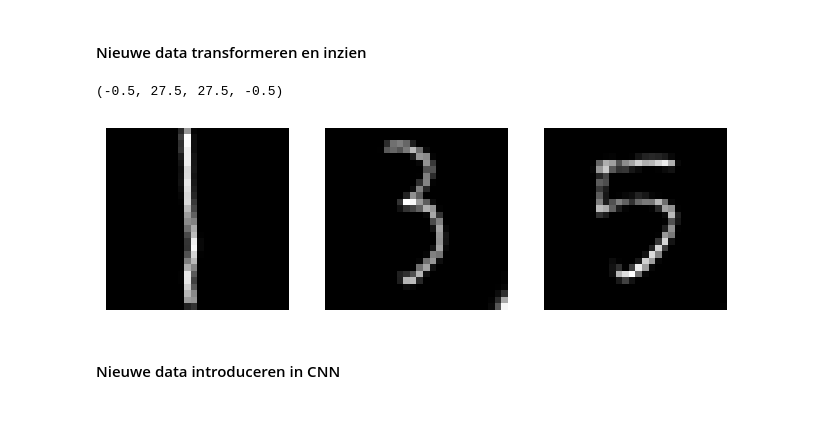
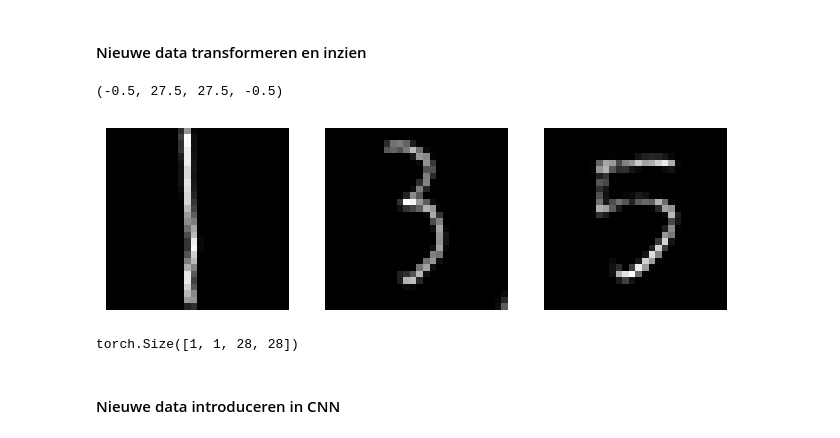
Before and after one commit to Boris2004/Neuraal_Netwerk_Project, a Jupyter notebook: CNN_model.ipynb, the cells around one changed output. Drawn from its saved outputs; the diff is of its cells as text; code cells hidden in the pictures.

```diff
--- a/CNN_model.ipynb
+++ b/CNN_model.ipynb
@@ -175,40 +179,41 @@ Nummer3 =  Image.open("Afbeeldingen/Nummer3.jpg").convert("L")
 Nummer5 =  Image.open("Afbeeldingen/Nummer5.jpg").convert("L")
 
 transform = transforms.Compose([
     transforms.Grayscale(num_output_channels=1),
     transforms.RandomInvert(p=1),
+    transforms.ColorJitter(contrast=2),
+    transforms.GaussianBlur(3, sigma=(1.5, 1.5)),
     transforms.Resize((28, 28)),
     transforms.ToTensor(),
-    transforms.Normalize((0.1307,), (0.3081))
+    transforms.Normalize((0.1307,), (0.3081,))
 ])
 
 def afbeelding_transformeren(afbeelding):
     #Afbeelding binariseren
     afbeelding = np.array(afbeelding)
-    afbeelding = (afbeelding > 90) * 255
+    afbeelding = (afbeelding > 88) * 255
     afbeelding = Image.fromarray(afbeelding.astype(np.uint8))
 
     #Afbeelding verder transformeren
     afbeelding = transform(afbeelding)
-    afbeelding = afbeelding.squeeze(0).numpy()
     return afbeelding
 
 Nummer1 = afbeelding_transformeren(Nummer1)
 Nummer3 = afbeelding_transformeren(Nummer3)
 Nummer5 = afbeelding_transformeren(Nummer5)
 
 fig, axes = plt.subplots(1, 3, figsize=(8,4))
-axes[0].imshow(Nummer1, cmap='gray')
+axes[0].imshow(Nummer1.squeeze(0).numpy(), cmap='gray')
 axes[0].axis('off')
 
-axes[1].imshow(Nummer3, cmap='gray')
+axes[1].imshow(Nummer3.squeeze(0).numpy(), cmap='gray')
 axes[1].axis('off')
 
-axes[2].imshow(Nummer5, cmap='gray')
+axes[2].imshow(Nummer5.squeeze(0).numpy(), cmap='gray')
 axes[2].axis('off')
 # %% [output]
 (-0.5, 27.5, 27.5, -0.5)
-[figure, old version]
+[figure, new version]
 # %%
 def afbeelding_verwerken(afbeelding):
     afbeelding = torch.tensor(afbeelding, dtype=torch.float32)
@@ -219,6 +224,9 @@ def afbeelding_verwerken(afbeelding):
 Nummer1 = afbeelding_verwerken(Nummer1)
 Nummer3 = afbeelding_verwerken(Nummer3)
 Nummer5 = afbeelding_verwerken(Nummer5)
+print(Nummer1.shape)
+# %% [output]
+torch.Size([1, 1, 28, 28])
 # %% [markdown]
 #### Nieuwe data introduceren in CNN
 # %%
```
Also changed, not shown: parts of 7 cells of this notebook, 1 other file.
